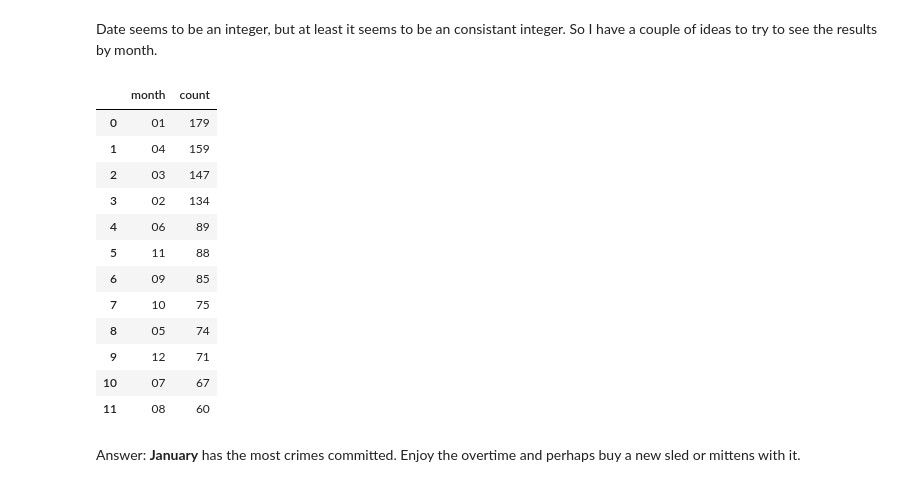
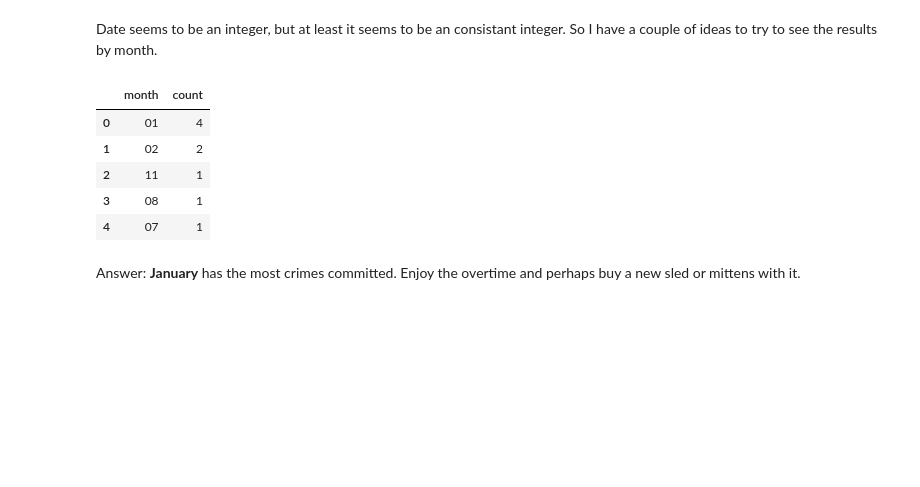
Before and after one commit to joedag32/DSSA-5102_Spring2025, a Jupyter notebook: Assignments/Assignment5_Dagostino.ipynb, the cells around one changed output. Saved outputs shown, nothing was run; the diff lists cells and outputs as text; code cells hidden in the pictures; blank space fills up the shorter version.

```diff
--- a/Assignments/Assignment5_Dagostino.ipynb
+++ b/Assignments/Assignment5_Dagostino.ipynb
@@ -256,6 +256,7 @@ Additional examples using COUNT: https://www.w3schools.com/sql/sql_count.asp
 with engine.connect() as connection:  # Establish a connection
     query = text("""SELECT type, COUNT(*) AS type_count
                     FROM crime_scene_report
+                    WHERE city = 'SQL City'
                     GROUP BY type
                     ORDER BY type_count DESC
                     LIMIT 10
@@ -300,6 +297,7 @@ Answer:
 with engine.connect() as connection:  # Establish a connection
     query = text("""SELECT date, COUNT(*) AS count
                     FROM crime_scene_report
+                    WHERE city = 'SQL City'
                     GROUP BY date
                     ORDER BY count DESC
                     LIMIT 20
@@ -331,32 +319,26 @@ Date seems to be an integer, but at least it seems to be an consistant integer.
 # %%
 # I didn't have luck with a date/month SQL function, but I think substring will work in this case
 with engine.connect() as connection:  # Establish a connection
     query = text("""SELECT substr(date, 5, 2) AS month, COUNT(*) AS count
                     FROM crime_scene_report
+                    WHERE city = 'SQL City'
                     GROUP BY month
                     ORDER BY count DESC
                     LIMIT 20
                     """)                       # select 2 characters starting by the fifth integer to get the 2 digit month and assign it to month
                                                # also get a new column with the row count as count from crime_scene_report and group the results by
                                                # the month column and order descending by the count value and limit no more than 20 results (likely be 12 months)
     top_month = pd.read_sql(query, connection) # Use pandas to read the sql query with the connection to the database
 
 # Print the results
 top_month
 # %% [output]
 |  | month | count |
-| 0 | 01 | 179 |
-| 1 | 04 | 159 |
-| 2 | 03 | 147 |
-| 3 | 02 | 134 |
-| 4 | 06 | 89 |
-| 5 | 11 | 88 |
-| 6 | 09 | 85 |
-| 7 | 10 | 75 |
-| 8 | 05 | 74 |
-| 9 | 12 | 71 |
-| 10 | 07 | 67 |
-| 11 | 08 | 60 |
+| 0 | 01 | 4 |
+| 1 | 02 | 2 |
+| 2 | 11 | 1 |
+| 3 | 08 | 1 |
+| 4 | 07 | 1 |
 # %% [markdown]
 Answer: <b>January</b> has the most crimes committed. Enjoy the overtime and perhaps buy a new sled or mittens with it.
 # %% [markdown]
```
Also changed, not shown: parts of 4 cells of this notebook.
